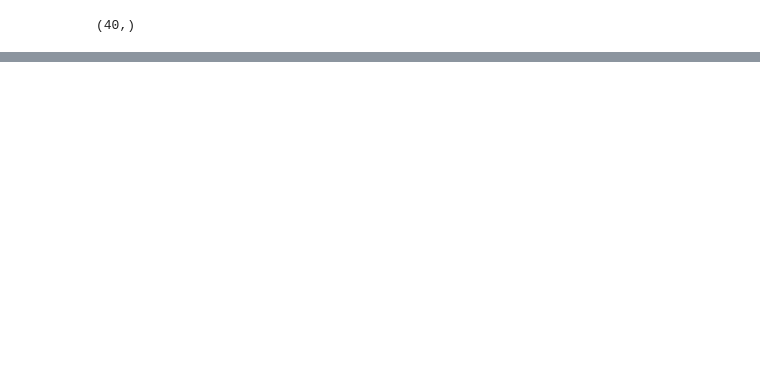
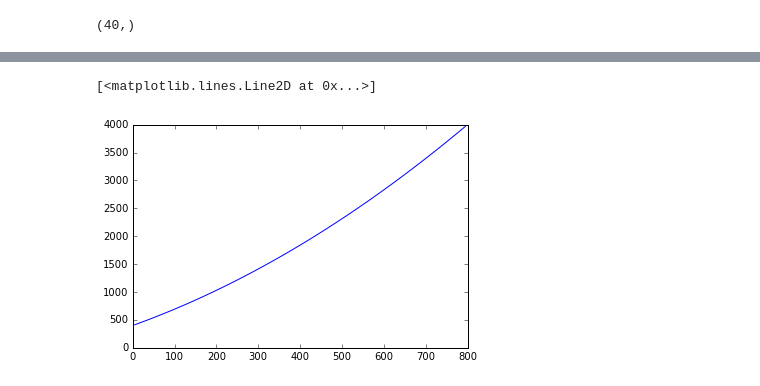
Before and after one commit to rmholmes/MOM6-examples, a Jupyter notebook: ocean_only/abmix2d/Abyssal Mixing Quick Analysis.ipynb, the cells around one changed output, grey strips where cells are left out. Drawn from its saved outputs; the diff is of its cells as text; code cells hidden in the pictures; blank space fills up the shorter version.

```diff
--- a/ocean_only/abmix2d/Abyssal Mixing Quick Analysis.ipynb
+++ b/ocean_only/abmix2d/Abyssal Mixing Quick Analysis.ipynb
@@ -198,0 +218,5 @@ plt.savefig('steady5krun_trend')
+# %%
+plt.plot(yh,bathyT)
+# %% [output]
+[<matplotlib.lines.Line2D at 0x...>]
+[figure, added]
```
Also changed, not shown: parts of 7 cells of this notebook, 4 other files.
